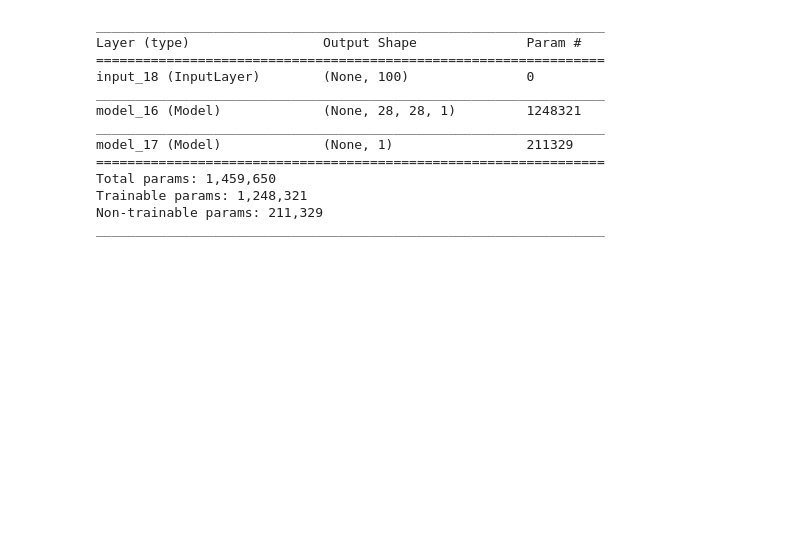
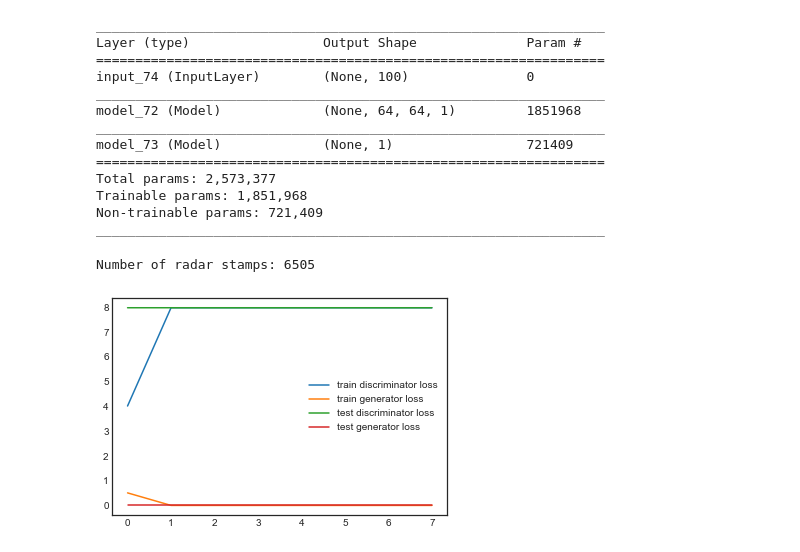
Before and after one commit to raspstephan/radar-gan, a Jupyter notebook: development.ipynb, the cells around one changed output. Saved outputs shown, nothing was run; the diff lists cells and outputs as text; code cells hidden in the pictures; blank space fills up the shorter version.

```diff
--- a/development.ipynb
+++ b/development.ipynb
@@ -62,0 +107,4 @@ _________________________________________________________________
+# %%
+G = create_generator(filters=[128, 128, 64], first_conv_size=8, final_activation='sigmoid',
+                    final_bias=False)
+G.summary()
@@ -62,0 +129,4 @@ _________________________________________________________________
+# %%
+D = create_discriminator(filters=[128, 128, 64, 64], strides=[2, 2, 2, 2], image_size=64,
+                         activation='LeakyReLU', dr=0.2)
+D.summary()
@@ -68,15 +156,21 @@ C.summary()
 _________________________________________________________________
 Layer (type)                 Output Shape              Param #
 =================================================================
-input_18 (InputLayer)        (None, 100)               0
+input_74 (InputLayer)        (None, 100)               0
 _________________________________________________________________
-model_16 (Model)             (None, 28, 28, 1)         1248321
+model_72 (Model)             (None, 64, 64, 1)         1851968
 _________________________________________________________________
-model_17 (Model)             (None, 1)                 211329
+model_73 (Model)             (None, 1)                 721409
 =================================================================
-Total params: 1,459,650
-Trainable params: 1,248,321
-Non-trainable params: 211,329
+Total params: 2,573,377
+Trainable params: 1,851,968
+Non-trainable params: 721,409
 _________________________________________________________________
 # %%
-dl, gl = train(D, G, C, 10, 100)
+train_history = train(D, G, C, 8, 100, dataset='radar', normalize_radar=True)
+# %% [output]
+Number of radar stamps: 6505
+# %%
+plot_losses(train_history)
+# %% [output]
+[figure, added]
```
Also changed, not shown: parts of 33 cells of this notebook, 5 other files.
